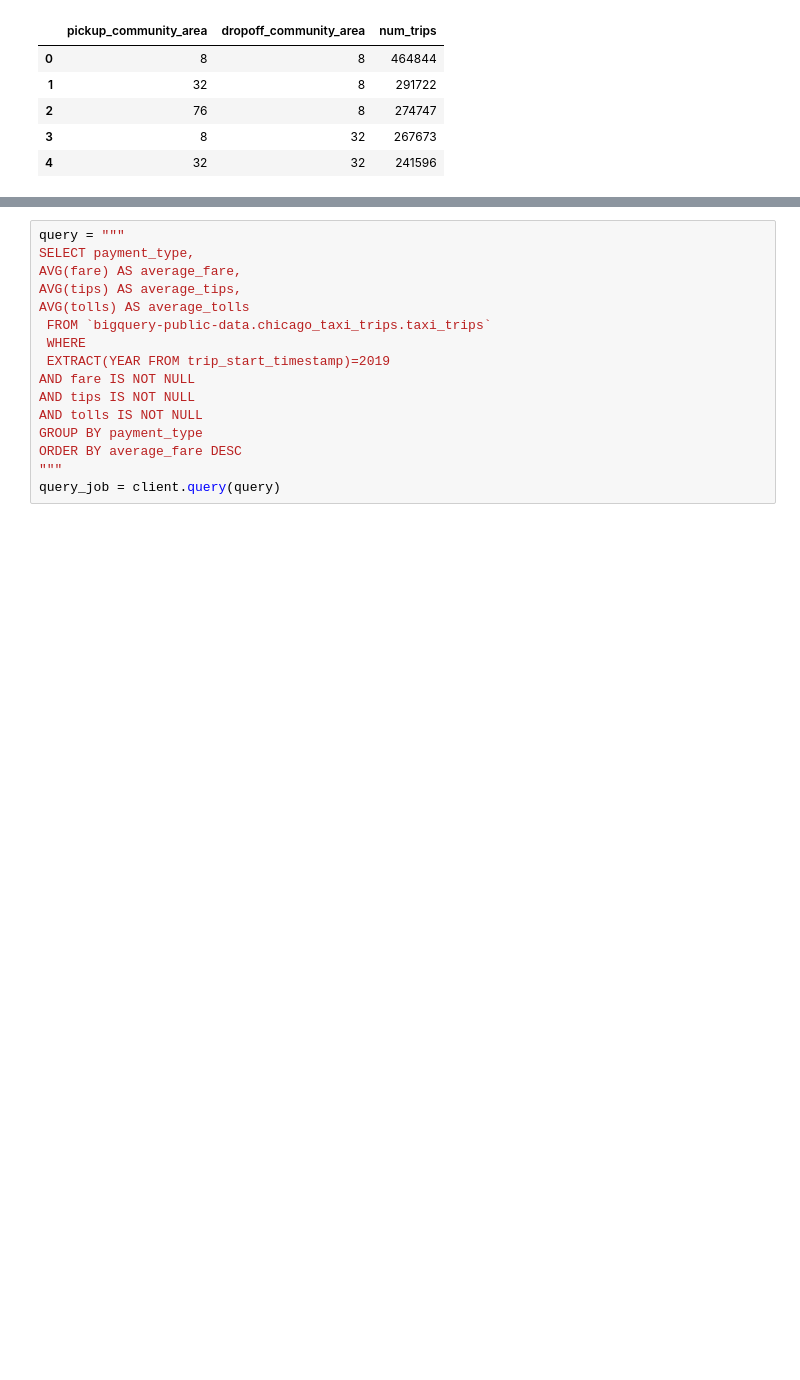
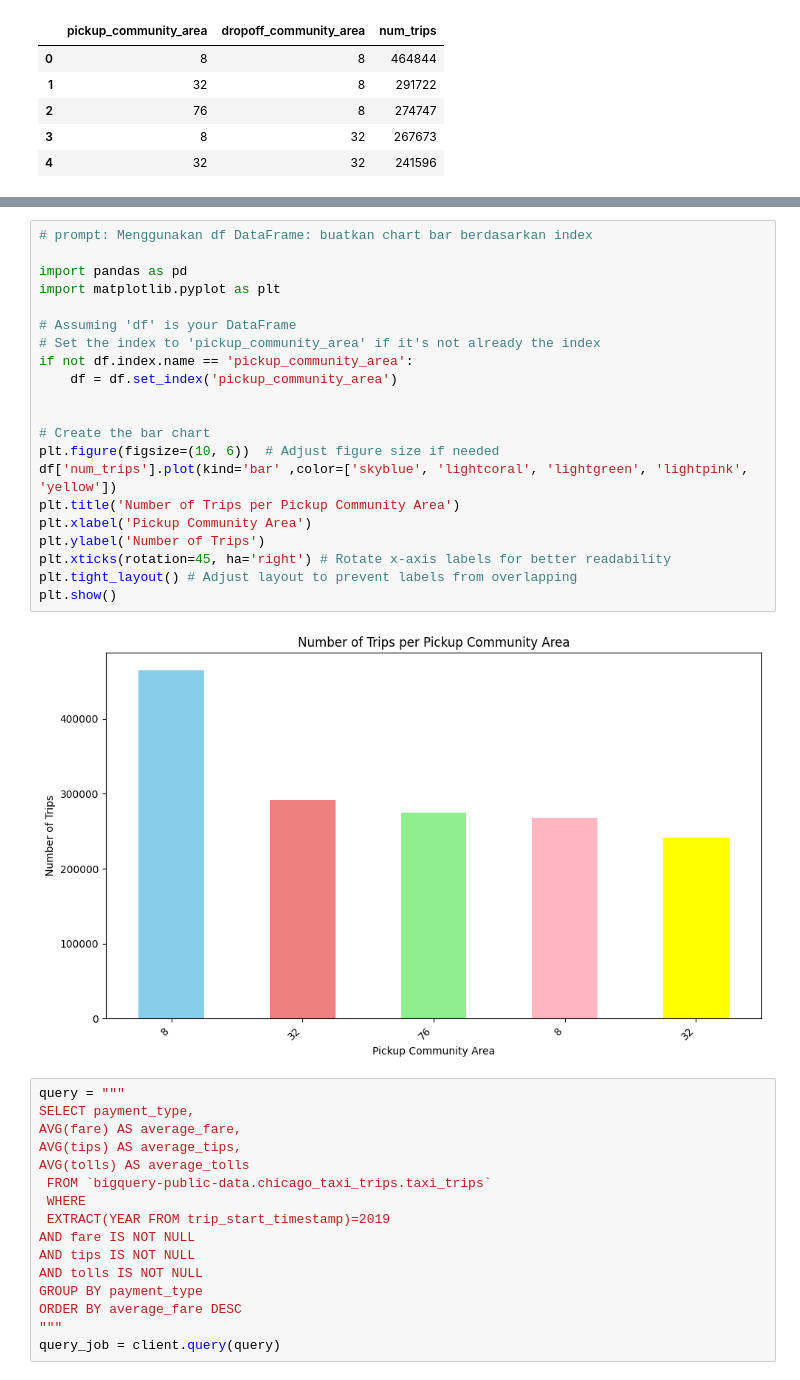
Before and after one commit to jerrydavid17/taxi-trips, a Jupyter notebook: dataeng.ipynb, the cells around one changed output, grey strips where cells are left out. Drawn from its saved outputs; the diff is of its cells as text; blank space fills up the shorter version.

```diff
--- a/dataeng.ipynb
+++ b/dataeng.ipynb
@@ -150,3 +132,26 @@ chart
+# %%
+# prompt: Menggunakan df DataFrame: buatkan chart bar berdasarkan index
+
+import pandas as pd
+import matplotlib.pyplot as plt
+
+# Assuming 'df' is your DataFrame
+# Set the index to 'pickup_community_area' if it's not already the index
+if not df.index.name == 'pickup_community_area':
+    df = df.set_index('pickup_community_area')
+
+
+# Create the bar chart
+plt.figure(figsize=(10, 6))  # Adjust figure size if needed
+df['num_trips'].plot(kind='bar' ,color=['skyblue', 'lightcoral', 'lightgreen', 'lightpink', 'yellow'])
+plt.title('Number of Trips per Pickup Community Area')
+plt.xlabel('Pickup Community Area')
+plt.ylabel('Number of Trips')
+plt.xticks(rotation=45, ha='right') # Rotate x-axis labels for better readability
+plt.tight_layout() # Adjust layout to prevent labels from overlapping
+plt.show()
+# %% [output]
+[figure, added]
 # %%
 query = """
 SELECT payment_type,
```
Also changed, not shown: parts of 3 cells of this notebook.
